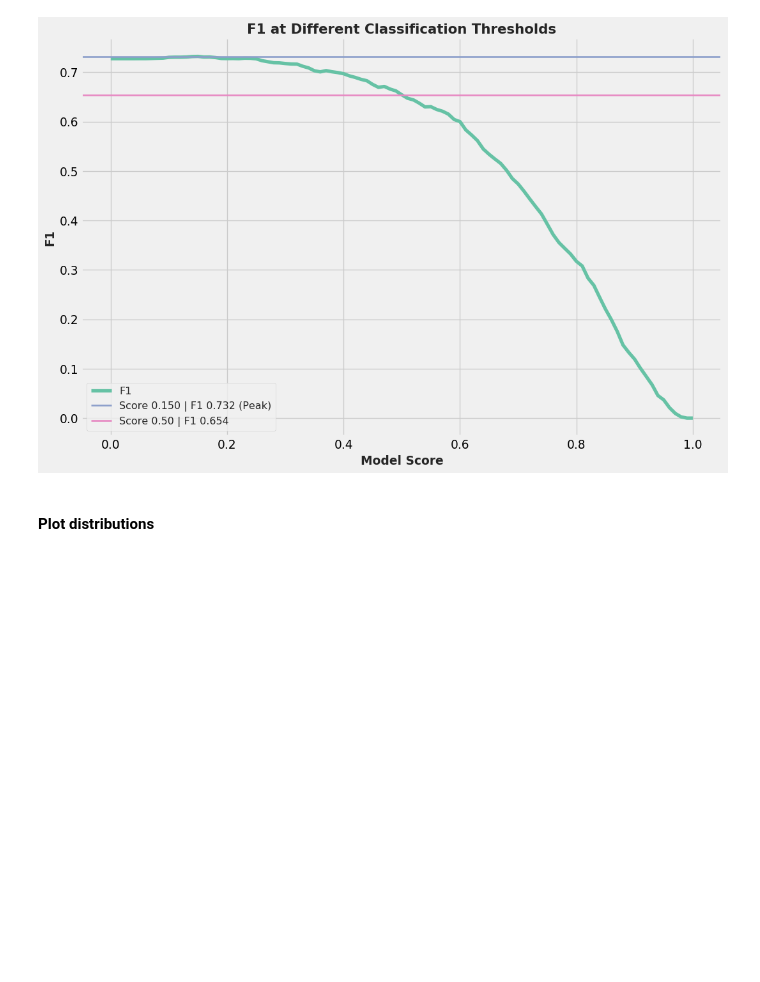
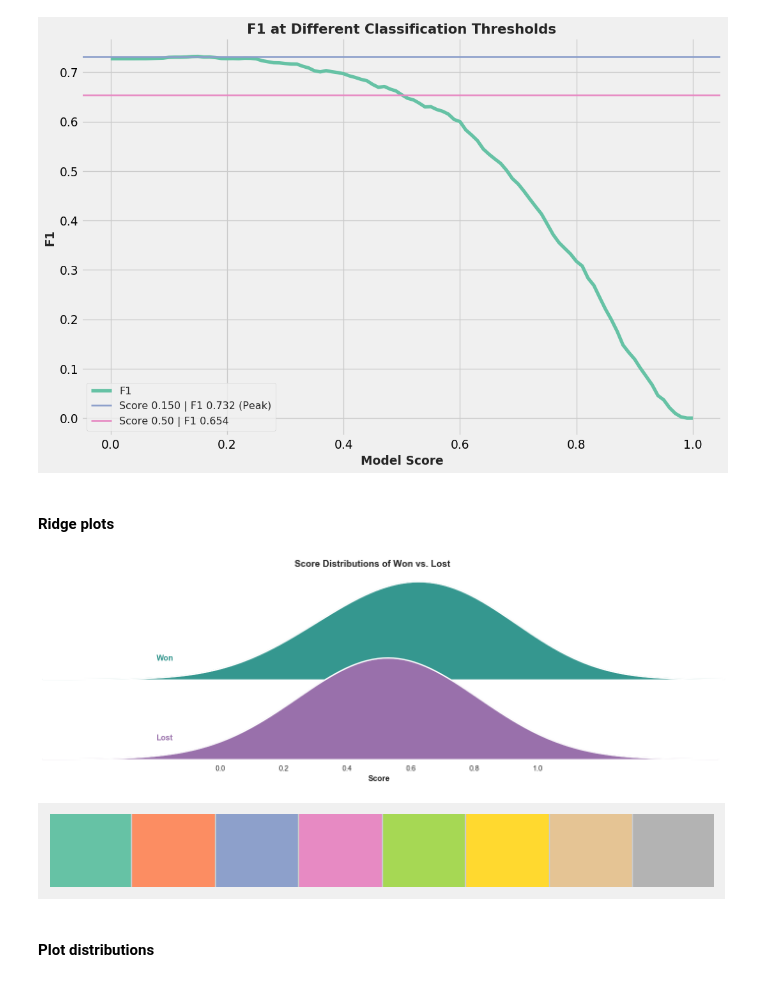
Before and after one commit to joshplotkin/modeling-football-outcomes-2019, a Jupyter notebook: public04_train_score_evaluate_pipeline.ipynb, the cells around one changed output. Saved outputs shown, nothing was run; the diff lists cells and outputs as text; code cells hidden in the pictures; blank space fills up the shorter version.

Commit message:
added ridge plots for score density

```diff
--- a/public04_train_score_evaluate_pipeline.ipynb
+++ b/public04_train_score_evaluate_pipeline.ipynb
@@ -868,6 +916,14 @@ plot_by_threshold(scores_df, 'F1')
 # %% [output]
 [figure]
 [figure]
+# %% [markdown]
+#### Ridge plots
+# %%
+
+ridge_plot(plots_dict, scores_df)
+# %% [output]
+[figure, added]
+[figure, added]
 # %% [markdown]
 #### Plot distributions
 # %%
```
Also changed, not shown: parts of 5 cells of this notebook, 1 other file.
